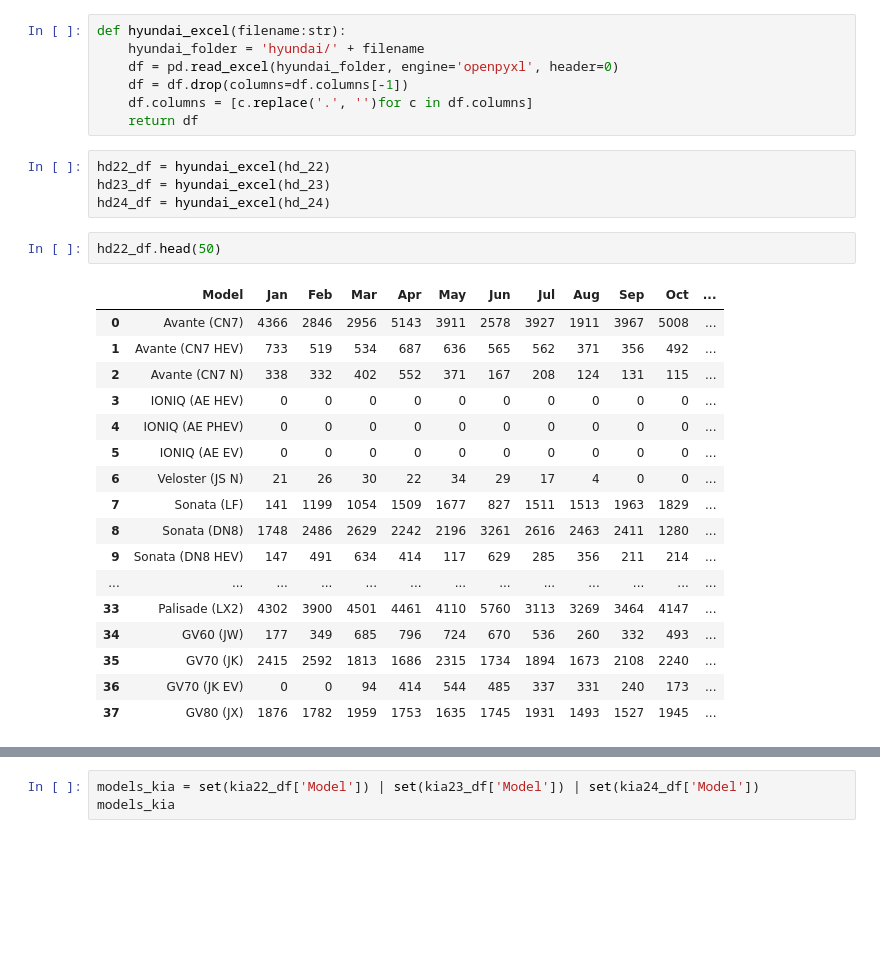
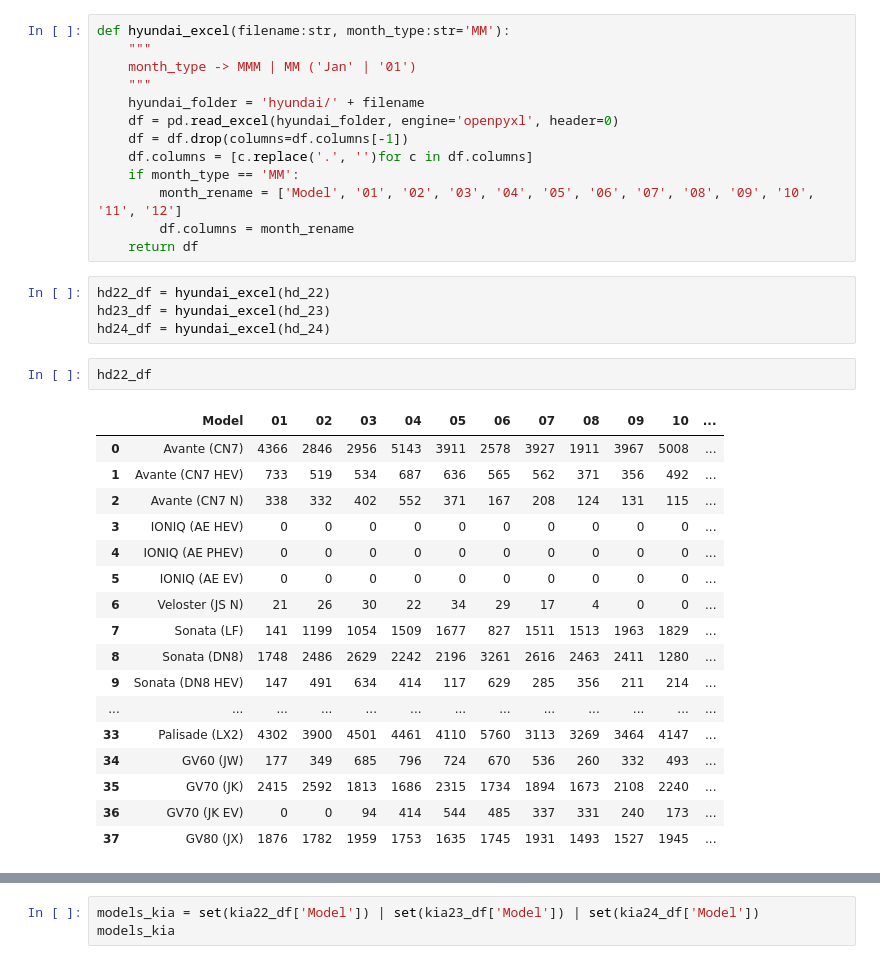
Before and after one commit to softeer5th/DE-team2-vroomcast, a Jupyter notebook: extract/dcinside/selling_inspect.ipynb, the cells around one changed output, grey strips where cells are left out. Drawn from its saved outputs; the diff is of its cells as text; blank space fills up the shorter version.

```diff
--- a/extract/dcinside/selling_inspect.ipynb
+++ b/extract/dcinside/selling_inspect.ipynb
@@ -132,20 +142,26 @@ kia22_df
 | 19 | Carnival | 4114 | 3127 | 4065 | 5121 | 5485 | 5590 | 4901 | 4535 | 2228 | 5004 | ... |
 | 20 | BongoⅢ (Truck) | 4520 | 6230 | 4608 | 6402 | 5655 | 4386 | 6407 | 5389 | 5303 | 5872 | ... |
 # %%
-def hyundai_excel(filename:str):
+def hyundai_excel(filename:str, month_type:str='MM'):
+    """
+    month_type -> MMM | MM ('Jan' | '01')
+    """
     hyundai_folder = 'hyundai/' + filename
     df = pd.read_excel(hyundai_folder, engine='openpyxl', header=0)
     df = df.drop(columns=df.columns[-1])
     df.columns = [c.replace('.', '')for c in df.columns]
+    if month_type == 'MM':
+        month_rename = ['Model', '01', '02', '03', '04', '05', '06', '07', '08', '09', '10', '11', '12']
+        df.columns = month_rename
     return df
 # %%
 hd22_df = hyundai_excel(hd_22)
 hd23_df = hyundai_excel(hd_23)
 hd24_df = hyundai_excel(hd_24)
 # %%
-hd22_df.head(50)
+hd22_df
 # %% [output]
-|  | Model | Jan | Feb | Mar | Apr | May | Jun | Jul | Aug | Sep | Oct | ... |
+|  | Model | 01 | 02 | 03 | 04 | 05 | 06 | 07 | 08 | 09 | 10 | ... |
 | 0 | Avante (CN7) | 4366 | 2846 | 2956 | 5143 | 3911 | 2578 | 3927 | 1911 | 3967 | 5008 | ... |
 | 1 | Avante (CN7 HEV) | 733 | 519 | 534 | 687 | 636 | 565 | 562 | 371 | 356 | 492 | ... |
 | 2 | Avante (CN7 N) | 338 | 332 | 402 | 552 | 371 | 167 | 208 | 124 | 131 | 115 | ... |
```
Also changed, not shown: parts of 21 cells of this notebook, 1 other file.
